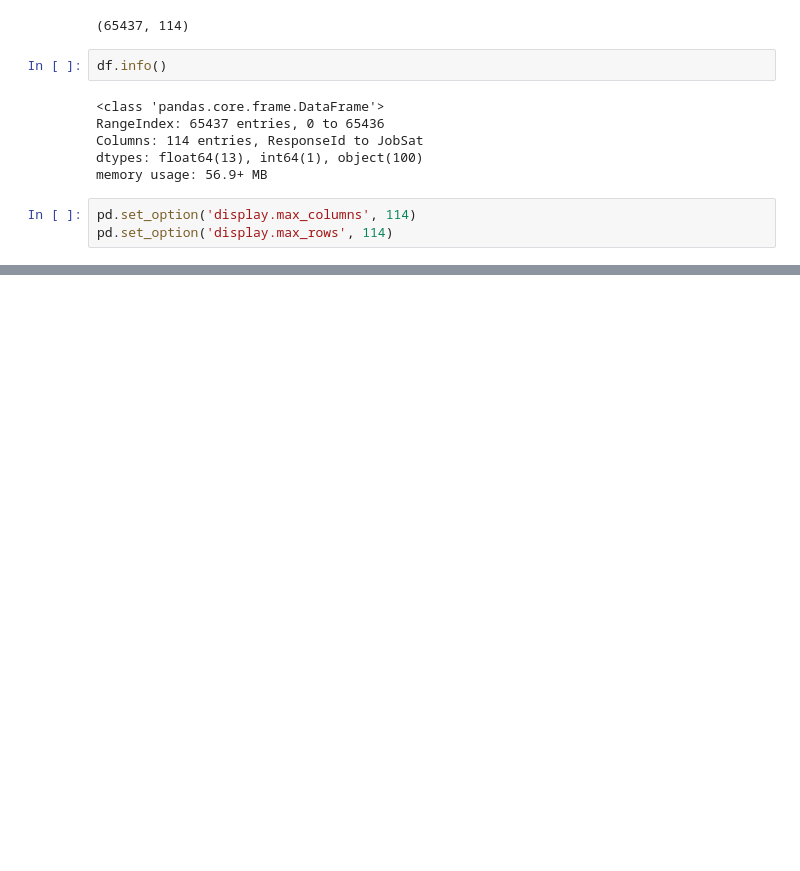
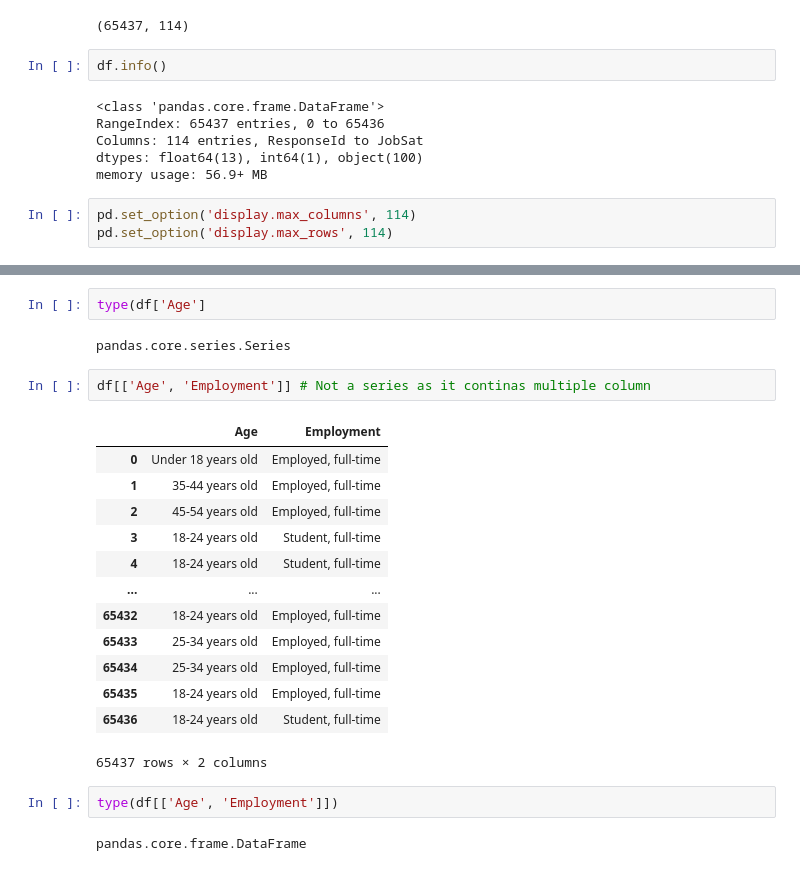
Before and after one commit to Tanishqua-Simform/python, a Jupyter notebook: Pandas/Stackoverflow_Survey.ipynb, the cells around one changed output, grey strips where cells are left out. Drawn from its saved outputs; the diff is of its cells as text; blank space fills up the shorter version.

Commit message:
DataFrame and Series in Pandas

```diff
--- a/Pandas/Stackoverflow_Survey.ipynb
+++ b/Pandas/Stackoverflow_Survey.ipynb
@@ -36 +68,25 @@ pd.set_option('display.max_rows', 114)
+# %%
+type(df['Age']
+# %% [output]
+pandas.core.series.Series
+# %%
+df[['Age', 'Employment']] # Not a series as it continas multiple column
+# %% [output]
+|  | Age | Employment |
+| 0 | Under 18 years old | Employed, full-time |
+| 1 | 35-44 years old | Employed, full-time |
+| 2 | 45-54 years old | Employed, full-time |
+| 3 | 18-24 years old | Student, full-time |
+| 4 | 18-24 years old | Student, full-time |
+| ... | ... | ... |
+| 65432 | 18-24 years old | Employed, full-time |
+| 65433 | 25-34 years old | Employed, full-time |
+| 65434 | 25-34 years old | Employed, full-time |
+| 65435 | 18-24 years old | Employed, full-time |
+| 65436 | 18-24 years old | Student, full-time |
+65437 rows × 2 columns
+# %%
+type(df[['Age', 'Employment']])
+# %% [output]
+pandas.core.frame.DataFrame
 # %%
```
Also changed, not shown: parts of 25 cells of this notebook, 1 other file.
